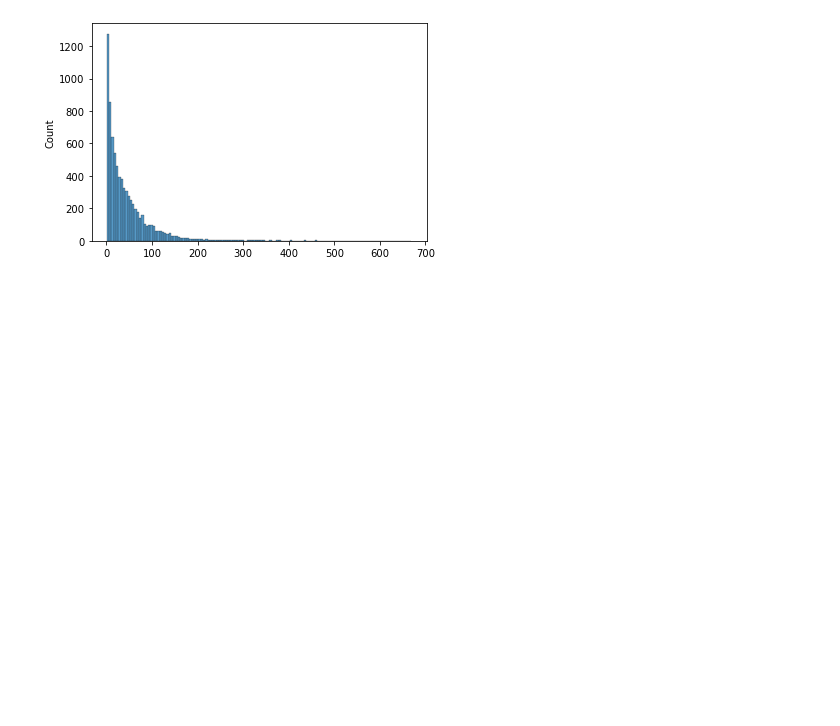
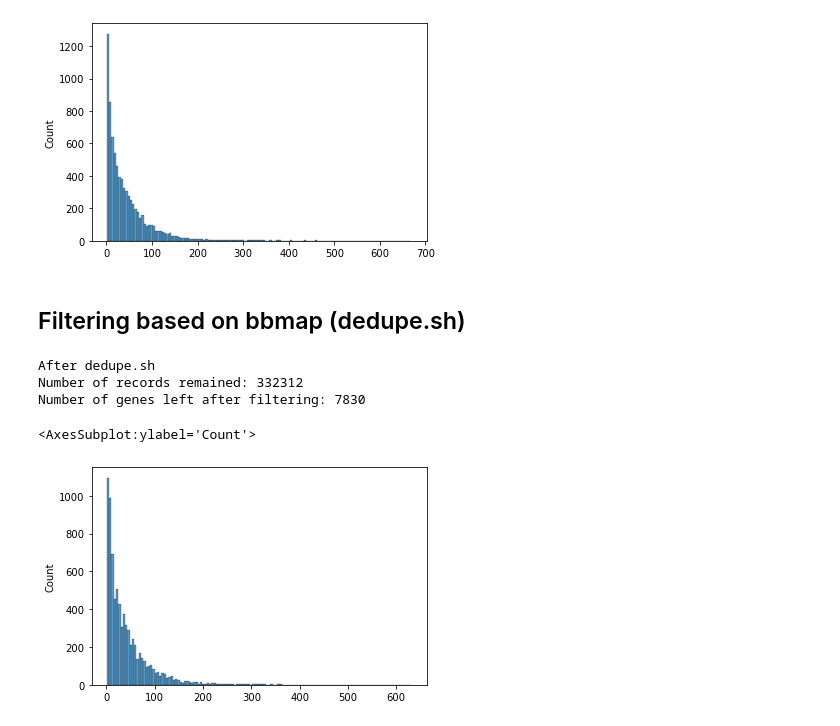
Before and after one commit to wanglab-broad/probe-design, a Jupyter notebook: scripts/2.filtration/example.ipynb, the cells around one changed output. Saved outputs shown, nothing was run; the diff lists cells and outputs as text; code cells hidden in the pictures; blank space fills up the shorter version.

Commit message:
6. add dedupe example

```diff
--- a/scripts/2.filtration/example.ipynb
+++ b/scripts/2.filtration/example.ipynb
@@ -184,3 +185,40 @@ Number of records removed due to having continuous single nucleotide sequence: {
 Number of records after filtering: {filtered_df1.shape[0]}
 Number of genes left after filtering: {filtered_df1['Gene'].nunique()}
 ''', file=output_file)
+# %% [markdown]
+## Filtering based on bbmap (dedupe.sh)
+# %%
+start_time = time.time()
+
+input_path = '/Users/jiahao/Desktop/Broad/Data/Probe/intron_probe/human'
+input_dir = os.path.join(input_path, 'clust/')
+files = sorted([ f for f in os.listdir(input_dir) if 'cluster' in f ])
+files_path = map(lambda x: input_dir + x, files)
+
+table_path = os.path.join(input_path, 'filtered_records.csv')
+df = pd.read_csv(table_path, index_col=0)
+# %%
+dup_file = os.path.join(input_path, 'dup.fa')
+dup_index = parse_dup(dup_file)
+
+pool = mp.Pool(processes = (mp.cpu_count()))
+results = pool.map(parse_cluster, files_path)
+pool.close()
+pool.join()
+
+merged = list(itertools.chain(*results)) + dup_index
+
+df = df.drop(merged).reset_index(drop = True)
+# %%
+print(f'''After dedupe.sh\nNumber of records remained: {df.shape[0]}
+Number of genes left after filtering: {df['Gene'].nunique()}''')
+# %% [output]
+After dedupe.sh
+Number of records remained: 332312
+Number of genes left after filtering: 7830
+# %%
+# plot distribution
+sns.histplot(df['Gene'].value_counts().to_list())
+# %% [output]
+<AxesSubplot:ylabel='Count'>
+[figure, added]
```
Also changed, not shown: parts of 2 cells of this notebook, 2 other files.
